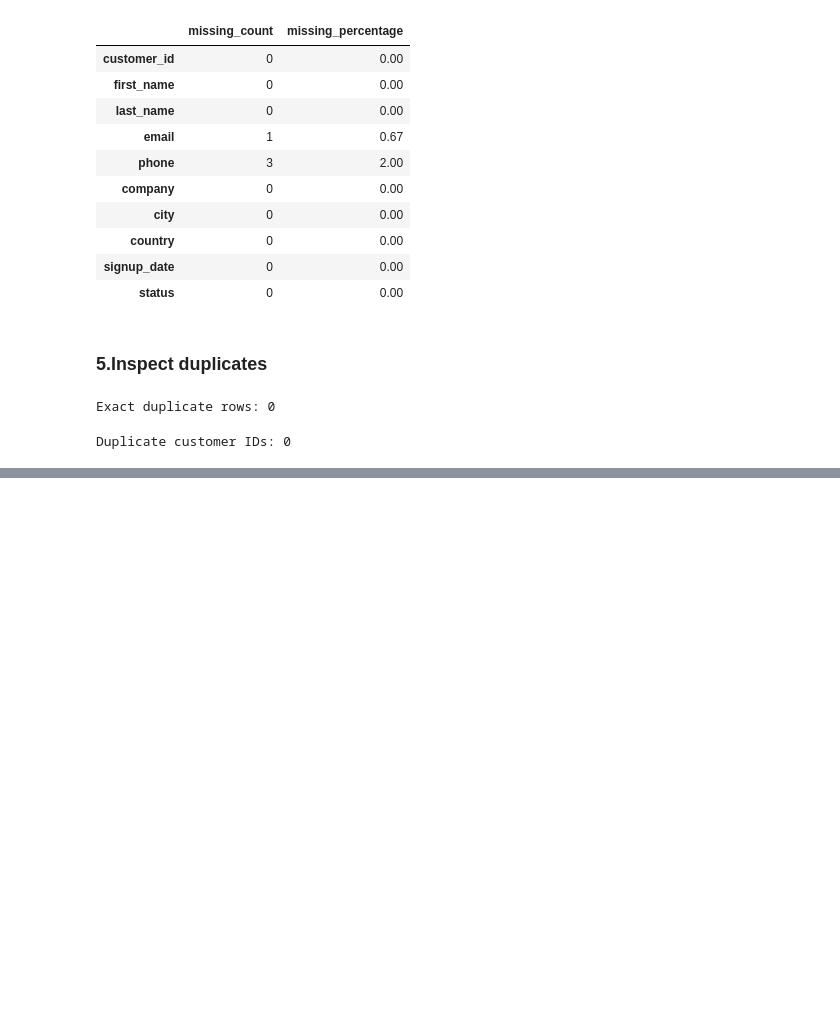
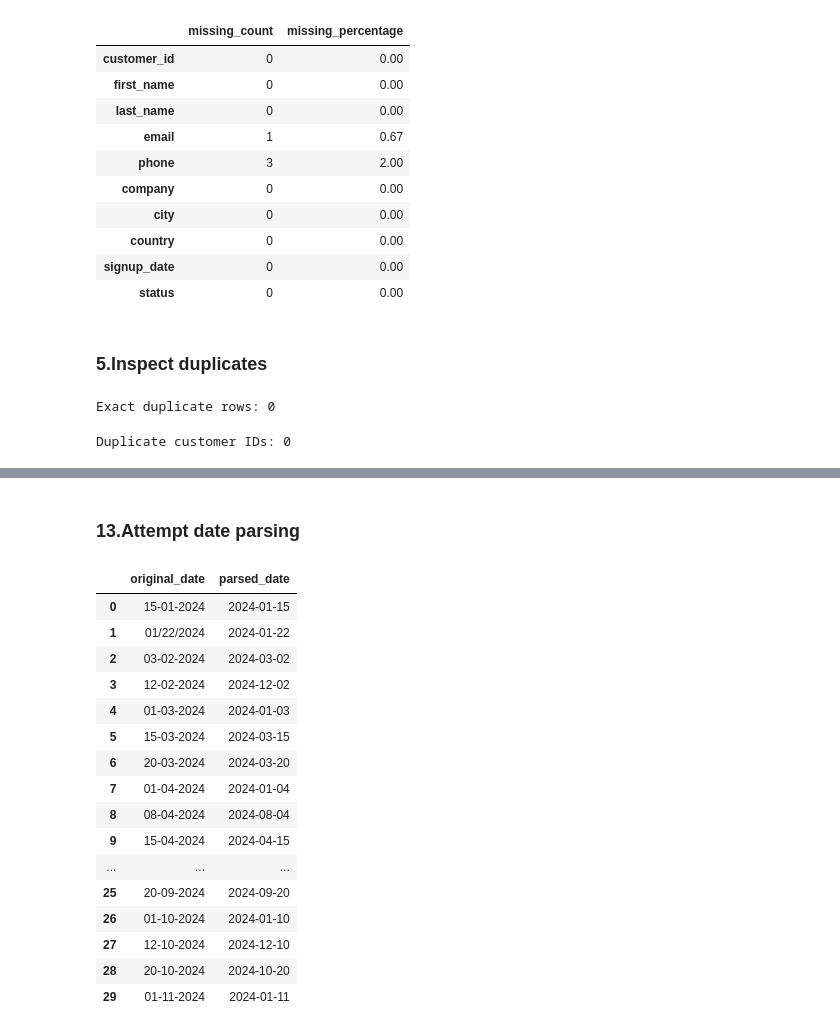
Before and after one commit to tpgx404/crm-contact-data-cleaning, a Jupyter notebook: notebooks/data_quality_analysis.ipynb, the cells around one changed output, grey strips where cells are left out. Drawn from its saved outputs; the diff is of its cells as text; code cells hidden in the pictures; blank space fills up the shorter version.

```diff
--- a/notebooks/data_quality_analysis.ipynb
+++ b/notebooks/data_quality_analysis.ipynb
@@ -100,0 +282,33 @@ Duplicate customer IDs: 0
+# %% [markdown]
+### 13.Attempt date parsing
+# %%
+parsed_dates = pd.to_datetime(
+    df["signup_date"],
+    errors="coerce",
+    format="mixed"
+)
+
+date_check = pd.DataFrame({
+    "original_date": df["signup_date"],
+    "parsed_date": parsed_dates
+})
+
+date_check.head(30)
+# %% [output]
+|  | original_date | parsed_date |
+| 0 | 15-01-2024 | 2024-01-15 |
+| 1 | 01/22/2024 | 2024-01-22 |
+| 2 | 03-02-2024 | 2024-03-02 |
+| 3 | 12-02-2024 | 2024-12-02 |
+| 4 | 01-03-2024 | 2024-01-03 |
+| 5 | 15-03-2024 | 2024-03-15 |
+| 6 | 20-03-2024 | 2024-03-20 |
+| 7 | 01-04-2024 | 2024-01-04 |
+| 8 | 08-04-2024 | 2024-08-04 |
+| 9 | 15-04-2024 | 2024-04-15 |
+| ... | ... | ... |
+| 25 | 20-09-2024 | 2024-09-20 |
+| 26 | 01-10-2024 | 2024-01-10 |
+| 27 | 12-10-2024 | 2024-12-10 |
+| 28 | 20-10-2024 | 2024-10-20 |
+| 29 | 01-11-2024 | 2024-01-11 |
```
Also changed, not shown: parts of 20 cells of this notebook.
